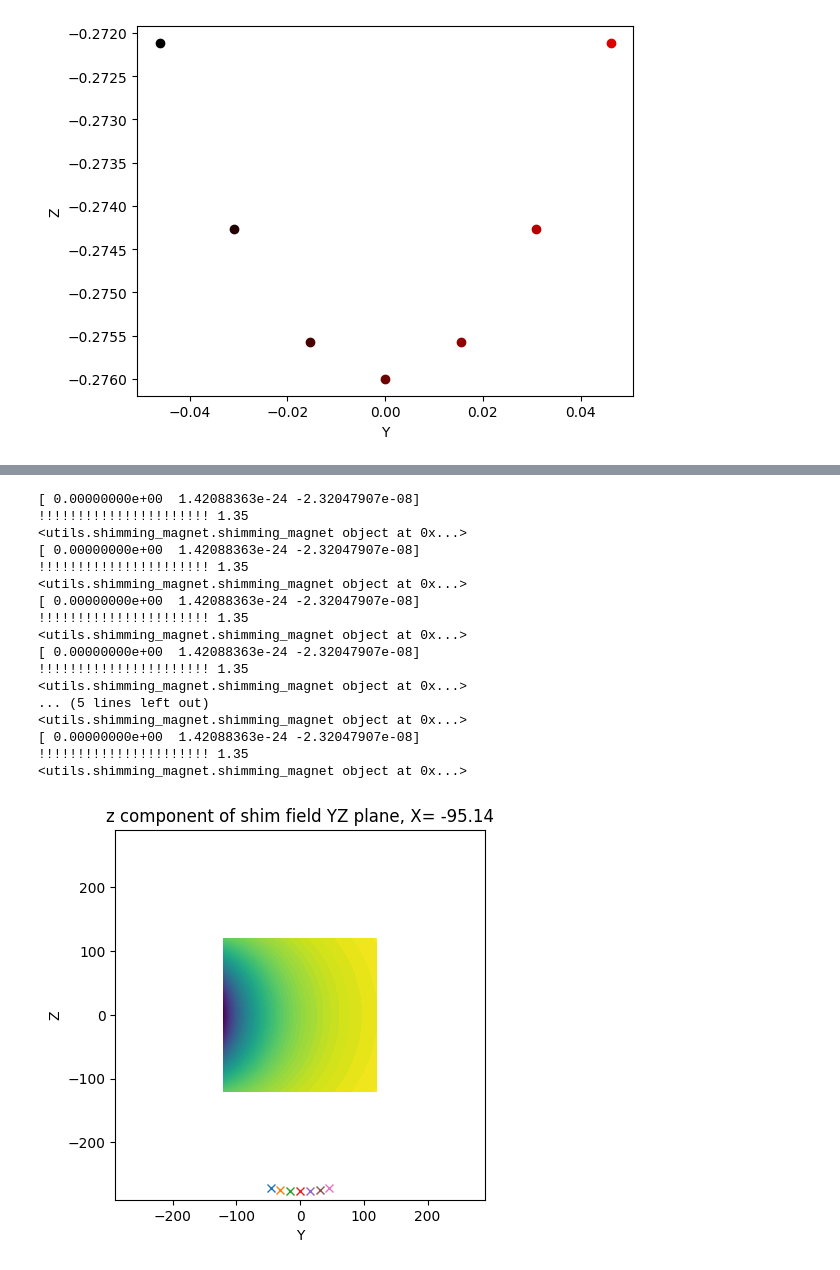
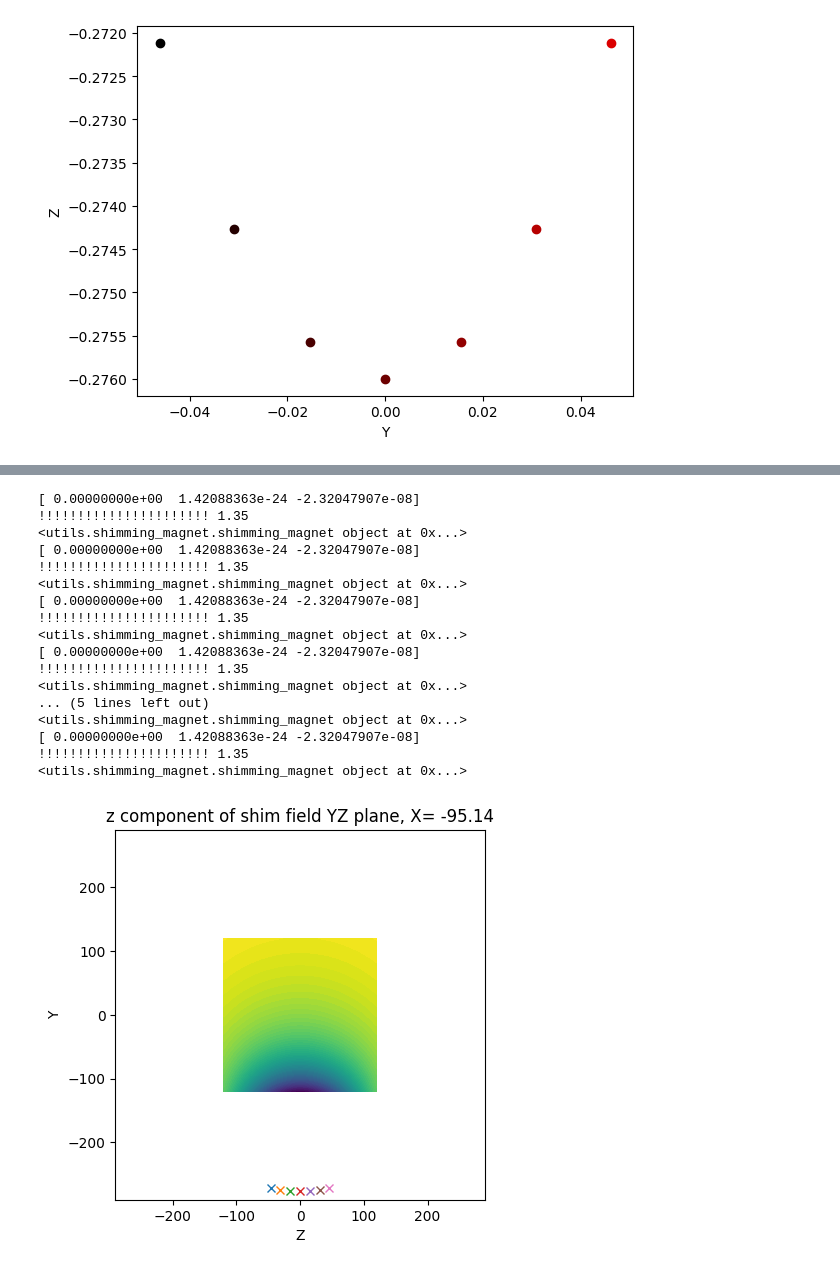
Before and after one commit to rst030/cosi-measure, a Jupyter notebook: Software/COSI2/test_insert_parallel.ipynb, the cells around one changed output, grey strips where cells are left out. Cells and saved outputs as stored; diff of their text form; code cells hidden in the pictures.

```diff
--- a/Software/COSI2/test_insert_parallel.ipynb
+++ b/Software/COSI2/test_insert_parallel.ipynb
@@ -397,7 +393,7 @@ ax = plt.figure().add_subplot()
 for idx in range(7):
 
     position = positions[idx]
-    y2d, z2d = np.meshgrid(Y,Z)#,indexing='ij') #!!!!!!!!!!!
+    y2d, z2d = np.meshgrid(Y,Z,indexing='ij') #!!!!!!!!!!!
 
     shimming_magnets[idx].rotation_yz = -2*np.pi/4
     shimming_magnets[idx].render_field(grid=coordinate_grid)
@@ -409,42 +405,42 @@ for idx in range(7):
 
 scale = 5e-0
 yzsliceindex = 3
-ax.contourf(y2d,z2d,ONEINSERTFIELD[yzsliceindex,:,:,2],cmap='viridis',levels=64)#,vmin = -scale, vmax= scale)
+ax.contourf(y2d,z2d,np.transpose(ONEINSERTFIELD[yzsliceindex,:,:,2]),cmap='viridis',levels=64)#,vmin = -scale, vmax= scale)
 
 #ax.plot(min(Y),min(Z),'ko')
 #ax.plot(max(Y),max(Z),'ko')
 
-ax.set_xlabel('Y')
-ax.set_ylabel('Z')
+ax.set_xlabel('Z')
+ax.set_ylabel('Y')
 ax.set_xlim(-290,290)
 ax.set_ylim(-290,290)
 ax.set_aspect(1)
 
 ax.set_title('z component of shim field YZ plane, X= %.2f'%(X[yzsliceindex]))
 
 plt.savefig('./pics/field_of_one_insert.png',format="png")
 plt.savefig('./pics/field_of_one_insert.pdf',format="pdf")
 
 plt.show()
 # %% [output]
 [ 0.00000000e+00  1.42088363e-24 -2.32047907e-08]
 !!!!!!!!!!!!!!!!!!!!!! 1.35
 <utils.shimming_magnet.shimming_magnet object at 0x...>
 [ 0.00000000e+00  1.42088363e-24 -2.32047907e-08]
 !!!!!!!!!!!!!!!!!!!!!! 1.35
 <utils.shimming_magnet.shimming_magnet object at 0x...>
 [ 0.00000000e+00  1.42088363e-24 -2.32047907e-08]
 !!!!!!!!!!!!!!!!!!!!!! 1.35
 <utils.shimming_magnet.shimming_magnet object at 0x...>
 [ 0.00000000e+00  1.42088363e-24 -2.32047907e-08]
 !!!!!!!!!!!!!!!!!!!!!! 1.35
 <utils.shimming_magnet.shimming_magnet object at 0x...>
 ... (5 lines left out)
 <utils.shimming_magnet.shimming_magnet object at 0x...>
 [ 0.00000000e+00  1.42088363e-24 -2.32047907e-08]
 !!!!!!!!!!!!!!!!!!!!!! 1.35
 <utils.shimming_magnet.shimming_magnet object at 0x...>
-[figure, old version]
+[figure, new version]
 # %%
 OneInsertField = shimming_magnets[0].B0[:,:,:,2]*0
 
```
Also changed, not shown: parts of 6 cells of this notebook, 13 other files.
